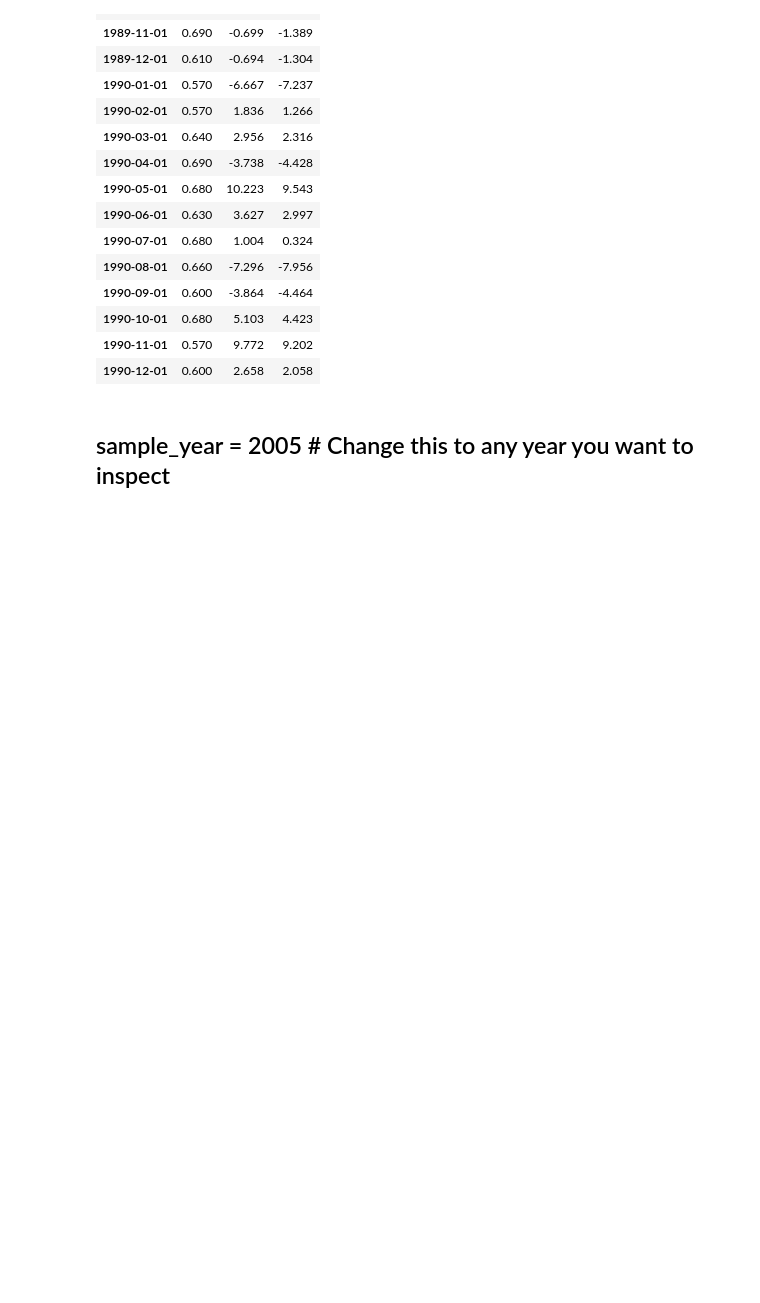
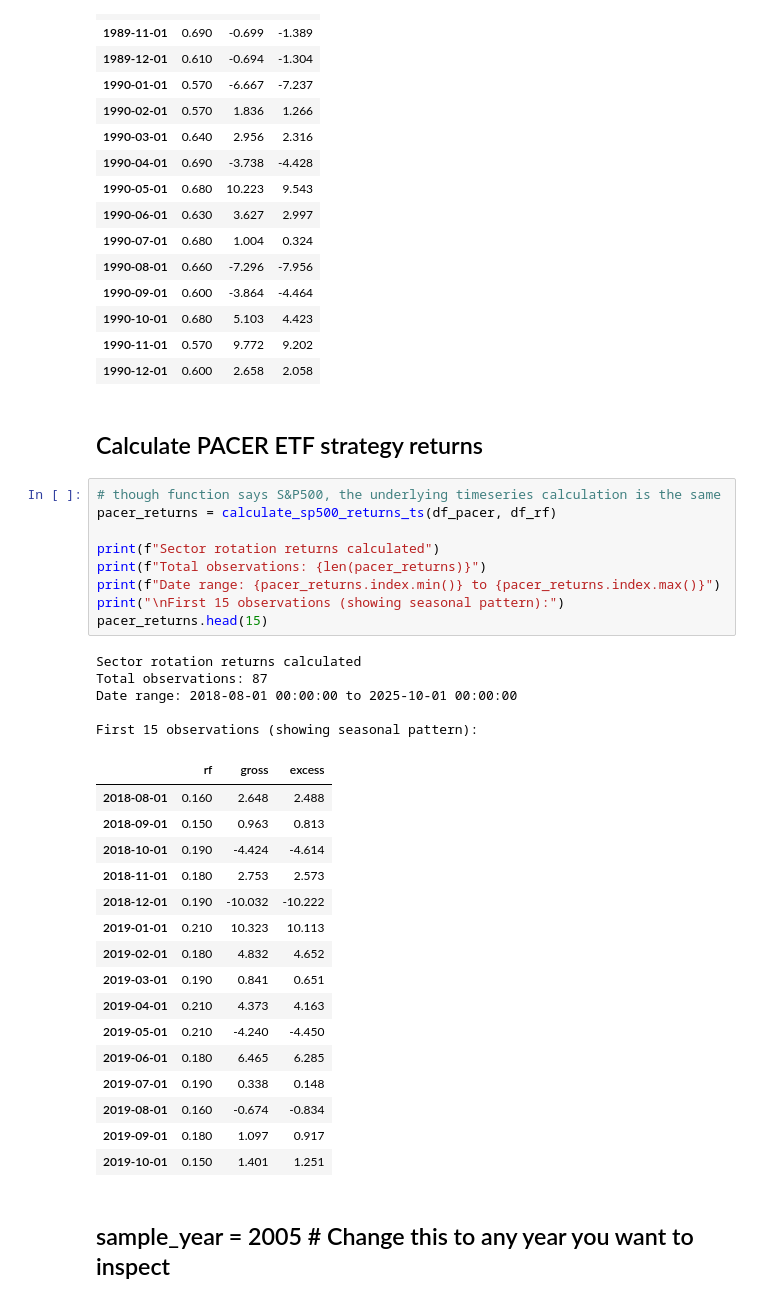
Before and after one commit to reading-stiener/offense-defense-project, a Jupyter notebook: notebooks/03_investment_strategies.ipynb, the cells around one changed output. Drawn from its saved outputs; the diff is of its cells as text; blank space fills up the shorter version.

```diff
--- a/notebooks/03_investment_strategies.ipynb
+++ b/notebooks/03_investment_strategies.ipynb
@@ -145,6 +146,39 @@ First 15 observations (showing seasonal pattern):
 | 1990-10-01 | 0.680 | 5.103 | 4.423 |
 | 1990-11-01 | 0.570 | 9.772 | 9.202 |
 | 1990-12-01 | 0.600 | 2.658 | 2.058 |
+# %% [markdown]
+## Calculate PACER ETF strategy returns
+# %%
+# though function says S&P500, the underlying timeseries calculation is the same
+pacer_returns = calculate_sp500_returns_ts(df_pacer, df_rf)
+
+print(f"Sector rotation returns calculated")
+print(f"Total observations: {len(pacer_returns)}")
+print(f"Date range: {pacer_returns.index.min()} to {pacer_returns.index.max()}")
+print("\nFirst 15 observations (showing seasonal pattern):")
+pacer_returns.head(15)
+# %% [output]
+Sector rotation returns calculated
+Total observations: 87
+Date range: 2018-08-01 00:00:00 to 2025-10-01 00:00:00
+
+First 15 observations (showing seasonal pattern):
+|  | rf | gross | excess |
+| 2018-08-01 | 0.160 | 2.648 | 2.488 |
+| 2018-09-01 | 0.150 | 0.963 | 0.813 |
+| 2018-10-01 | 0.190 | -4.424 | -4.614 |
+| 2018-11-01 | 0.180 | 2.753 | 2.573 |
+| 2018-12-01 | 0.190 | -10.032 | -10.222 |
+| 2019-01-01 | 0.210 | 10.323 | 10.113 |
+| 2019-02-01 | 0.180 | 4.832 | 4.652 |
+| 2019-03-01 | 0.190 | 0.841 | 0.651 |
+| 2019-04-01 | 0.210 | 4.373 | 4.163 |
+| 2019-05-01 | 0.210 | -4.240 | -4.450 |
+| 2019-06-01 | 0.180 | 6.465 | 6.285 |
+| 2019-07-01 | 0.190 | 0.338 | 0.148 |
+| 2019-08-01 | 0.160 | -0.674 | -0.834 |
+| 2019-09-01 | 0.180 | 1.097 | 0.917 |
+| 2019-10-01 | 0.150 | 1.401 | 1.251 |
 # %% [markdown]
 ## sample_year = 2005  # Change this to any year you want to inspect
 # %%
```
Also changed, not shown: parts of 6 cells of this notebook, 3 other files.
